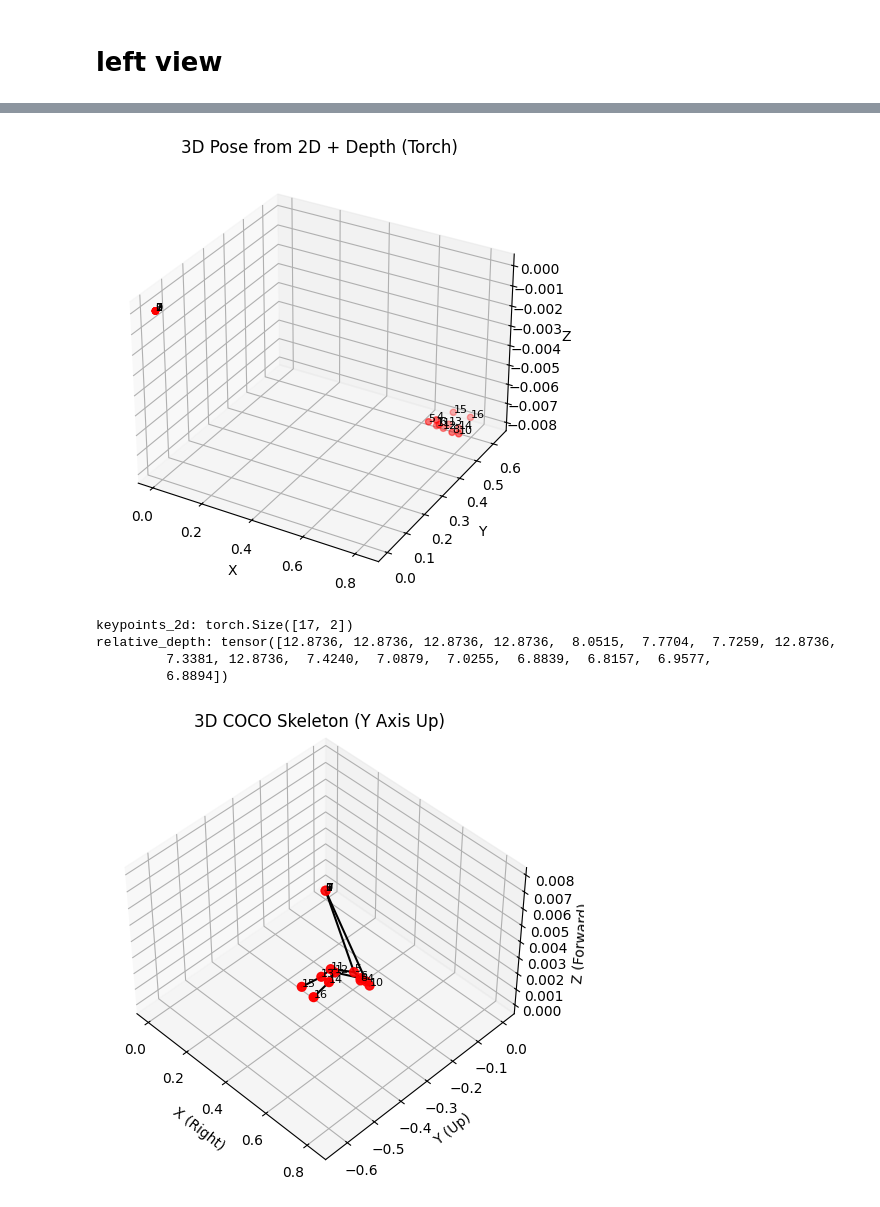
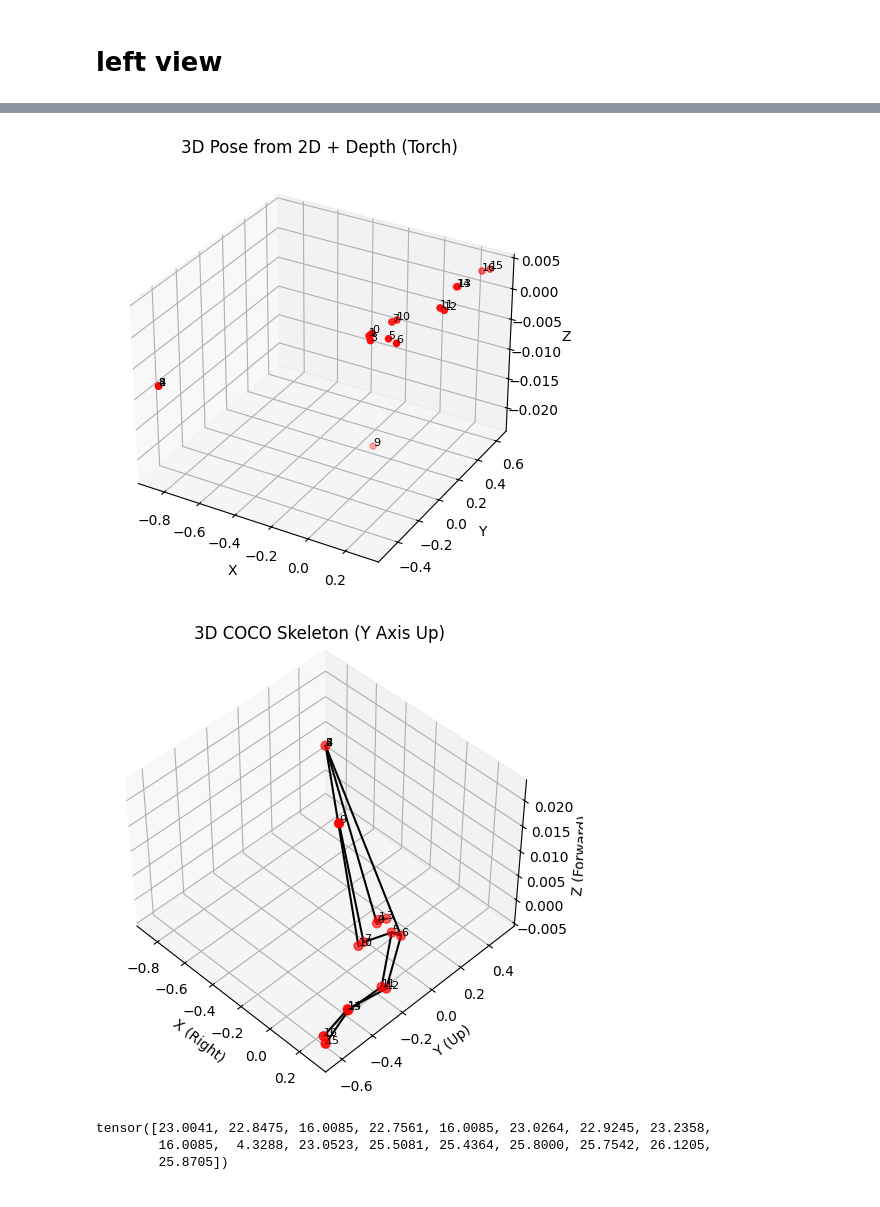
Before and after one commit to ChenKaiXuSan/Skiing_Analysis_PyTorch, a Jupyter notebook: analysis/wrold_pose.ipynb, the cells around one changed output, grey strips where cells are left out. Drawn from its saved outputs; the diff is of its cells as text; code cells hidden in the pictures.

```diff
--- a/analysis/wrold_pose.ipynb
+++ b/analysis/wrold_pose.ipynb
@@ -67,0 +86,5 @@ tensor([[  0.0000,   0.0000],
+# %%
+# 获取每个关键点的深度
+left_keypoint_depth_values = get_depth_from_keypoints_torch(keypoints_2d=left_keypoints, depth_map=left_depths)
+
+print("关键点对应深度：", left_keypoint_depth_values.shape)
@@ -67,0 +115,9 @@ tensor([[  0.0000,   0.0000],
+# %%
+right_frames = right_pt_info["frames"]
+right_bboxes = right_pt_info["bbox"]
+right_masks = right_pt_info["mask"]
+right_optical_flows = right_pt_info["optical_flow"]
+right_depths = right_pt_info["depth"]
+
+right_keypoints = right_pt_info["keypoint"]["keypoint"]
+right_keypoints_score = right_pt_info["keypoint"]["keypoint_score"]
@@ -120,0 +181,14 @@ torch.Size([1, 17])
+# %%
+# 假设你已经得到了左右两个 keypoints
+
+pts_l = left_keypoints[0]
+pts_r = right_keypoints[0]
+
+pose3d = triangulate_from_disparity(
+    pts_l, pts_r,
+    image_size=(1280, 720),
+    focal_length=1000.0,
+    baseline=5
+)
+
+plot_3d_pose(pose3d)
@@ -136,12 +212,9 @@ def build_3d_pose_from_2d_and_depth_torch(keypoints_2d, relative_depth, image_si
 
 # 模拟输入
 J = 17
-image_size = one_person[0].shape[1:3]  # (H, W)
-keypoints_2d = keypoint[0, 0] # (J, 2)
-relative_depth = depth_values[0]  # (J,)
 
 # 构建 3D
-pose3d = build_3d_pose_from_2d_and_depth_torch(keypoints_2d, relative_depth, image_size)
+pose3d = build_3d_pose_from_2d_and_depth_torch(left_keypoints[0], left_keypoint_depth_values[0], image_size=img_shape)
 
 # 可视化
 x, y, z = pose3d[:, 0].numpy(), pose3d[:, 1].numpy(), pose3d[:, 2].numpy()
@@ -157,7 +230,7 @@ ax.set_zlabel("Z")
 plt.tight_layout()
 plt.show()
 # %% [output]
-[figure, old version]
+[figure, new version]
 # %%
 import plotly.graph_objects as go
 import torch
@@ -195,14 +268,9 @@ def build_3d_pose_from_2d_and_depth_absolute(keypoints_2d, relative_depth, image
 
 # 示例数据（你原来的）
 J = 17
-image_size = one_person[0].shape[1:3]  # (H, W)
-keypoints_2d = keypoint[0, 0]  # shape=(J, 2)
-relative_depth = depth_values[0]      # shape=(J,)
-print("keypoints_2d:", keypoints_2d.shape)
-print("relative_depth:", relative_depth)
 
 # 构建 3D
-pose3d = build_3d_pose_from_2d_and_depth_torch(keypoints_2d, relative_depth, image_size)
+pose3d = build_3d_pose_from_2d_and_depth_torch(left_keypoints[0], left_keypoint_depth_values[0], image_size=img_shape)
 
 # 转换方向（Y 轴向上）
 x = pose3d[:, 0].numpy()
@@ -218,38 +286,40 @@ coco_skeleton = [
     (6, 8), (8,10),
     (5,11), (6,12),
     (11,12),
     (11,13), (13,15),
     (12,14), (14,16)
 ]
 
 # 可视化
 fig = plt.figure()
 ax = fig.add_subplot(111, projection='3d')
 
 # 画点
 ax.scatter(x, y, z, c='r', s=40)
 for i in range(J):
     ax.text(x[i], y[i], z[i], str(i), fontsize=8)
 
 # 画连线
 for i, j in coco_skeleton:
     ax.plot([x[i], x[j]], [y[i], y[j]], [z[i], z[j]], c='black')
 
 ax.view_init(elev=45, azim=-45)  # elev=仰角, azim=水平角度
 
 # 坐标轴标签
 ax.set_title("3D COCO Skeleton (Y Axis Up)")
 ax.set_xlabel("X (Right)")
 ax.set_ylabel("Y (Up)")
 ax.set_zlabel("Z (Forward)")
 plt.tight_layout()
 plt.show()
 # %% [output]
-keypoints_2d: torch.Size([17, 2])
-relative_depth: tensor([12.8736, 12.8736, 12.8736, 12.8736,  8.0515,  7.7704,  7.7259, 12.8736,
-         7.3381, 12.8736,  7.4240,  7.0879,  7.0255,  6.8839,  6.8157,  6.9577,
-         6.8894])
-[figure, old version]
+[figure, new version]
+# %%
+left_keypoint_depth_values[0]
+# %% [output]
+tensor([23.0041, 22.8475, 16.0085, 22.7561, 16.0085, 23.0264, 22.9245, 23.2358,
+        16.0085,  4.3288, 23.0523, 25.5081, 25.4364, 25.8000, 25.7542, 26.1205,
+        25.8705])
 # %%
 
 # 提取 x, y, z
```
Also changed, not shown: parts of 18 cells of this notebook, 2 other files.
